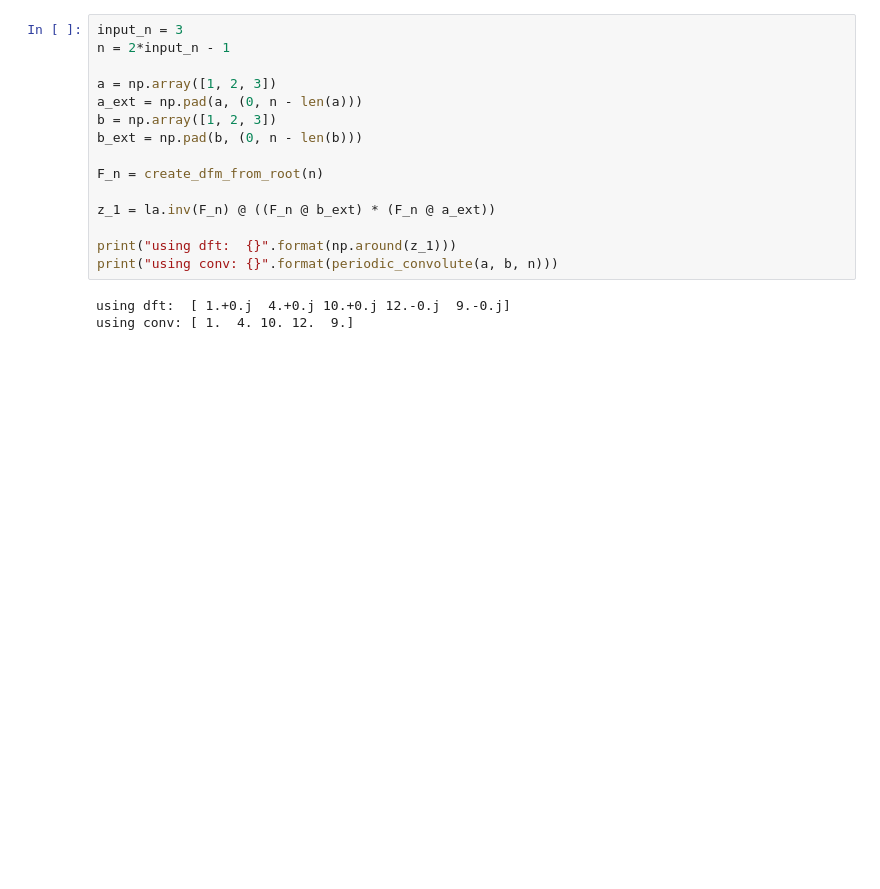
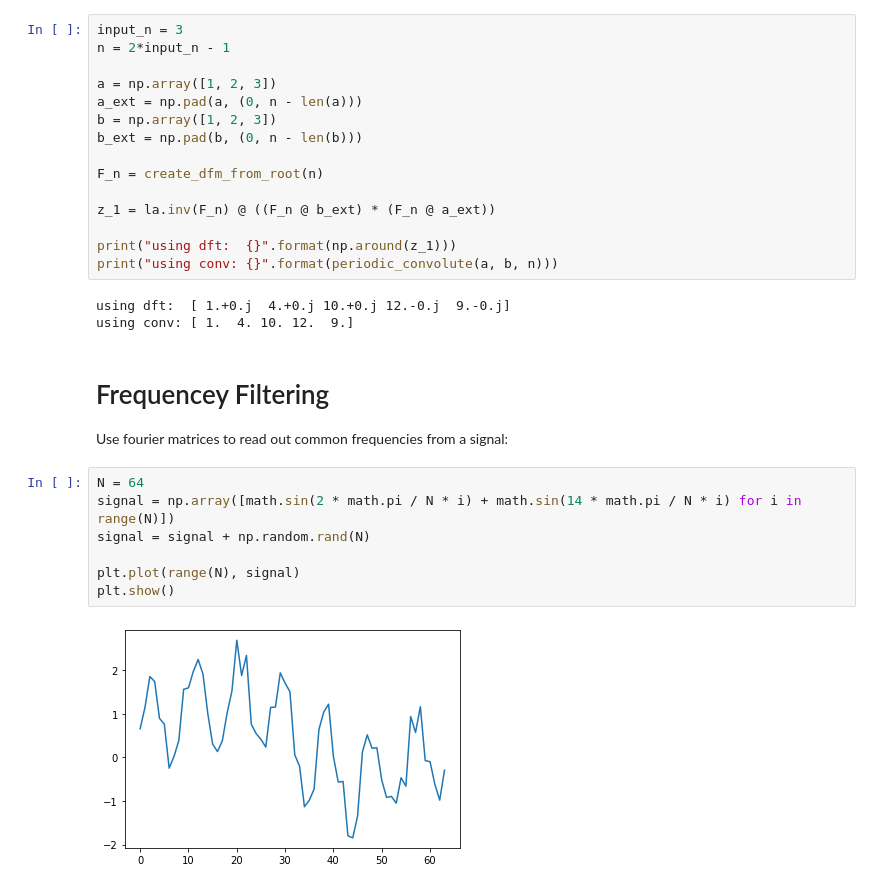
Before and after one commit to remolueoend/num_cse, a Jupyter notebook: filters.ipynb, the cells around one changed output. Drawn from its saved outputs; the diff is of its cells as text; blank space fills up the shorter version.

Commit message:
filters: add frequency filterin

```diff
--- a/filters.ipynb
+++ b/filters.ipynb
@@ -174,3 +180,15 @@ print("using conv: {}".format(periodic_convolute(a, b, n)))
 # %% [output]
 using dft:  [ 1.+0.j  4.+0.j 10.+0.j 12.-0.j  9.-0.j]
 using conv: [ 1.  4. 10. 12.  9.]
+# %% [markdown]
+# Frequencey Filtering
+Use fourier matrices to read out common frequencies from a signal:
+# %%
+N = 64
+signal = np.array([math.sin(2 * math.pi / N * i) + math.sin(14 * math.pi / N * i) for i in range(N)])
+signal = signal + np.random.rand(N)
+
+plt.plot(range(N), signal)
+plt.show()
+# %% [output]
+[figure, added]
```
Also changed, not shown: parts of 10 cells of this notebook, 1 other file.
